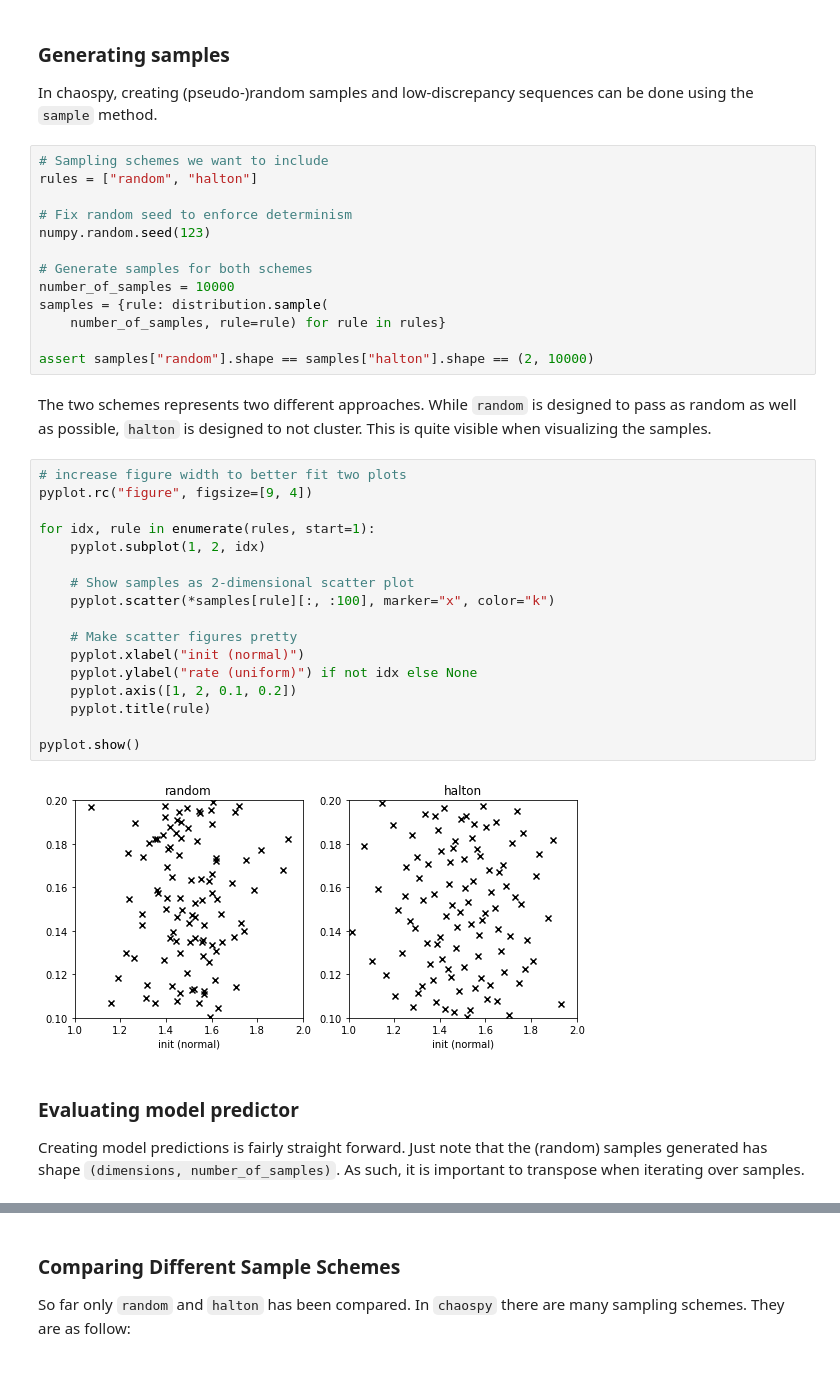
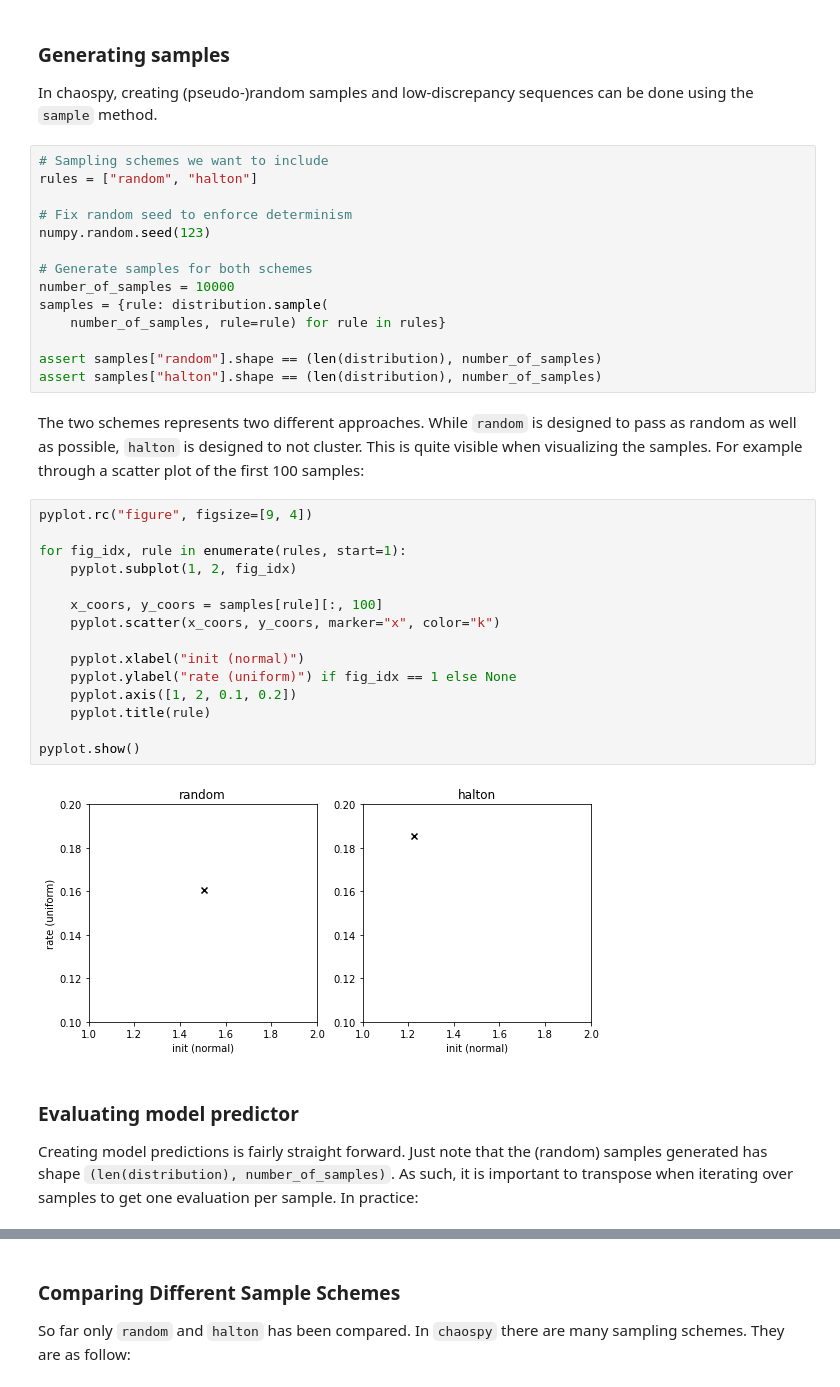
Before and after one commit to jonathf/chaospy, a Jupyter notebook: docs/tutorials/introduction/monte_carlo_integration.ipynb, the cells around one changed output, grey strips where cells are left out. Drawn from its saved outputs; the diff is of its cells as text.

```diff
--- a/docs/tutorials/introduction/monte_carlo_integration.ipynb
+++ b/docs/tutorials/introduction/monte_carlo_integration.ipynb
@@ -38,34 +38,35 @@ number_of_samples = 10000
 samples = {rule: distribution.sample(
     number_of_samples, rule=rule) for rule in rules}
 
-assert samples["random"].shape == samples["halton"].shape == (2, 10000)
+assert samples["random"].shape == (len(distribution), number_of_samples)
+assert samples["halton"].shape == (len(distribution), number_of_samples)
 # %% [markdown]
 The two schemes represents two different approaches.
 While ``random`` is designed to pass as random as well as possible, ``halton`` is designed to not cluster.
 This is quite visible when visualizing the samples.
+For example through a scatter plot of the first 100 samples:
 # %%
-# increase figure width to better fit two plots
 pyplot.rc("figure", figsize=[9, 4])
 
-for idx, rule in enumerate(rules, start=1):
-    pyplot.subplot(1, 2, idx)
+for fig_idx, rule in enumerate(rules, start=1):
+    pyplot.subplot(1, 2, fig_idx)
 
-    # Show samples as 2-dimensional scatter plot
-    pyplot.scatter(*samples[rule][:, :100], marker="x", color="k")
+    x_coors, y_coors = samples[rule][:, 100]
+    pyplot.scatter(x_coors, y_coors, marker="x", color="k")
 
-    # Make scatter figures pretty
     pyplot.xlabel("init (normal)")
-    pyplot.ylabel("rate (uniform)") if not idx else None
+    pyplot.ylabel("rate (uniform)") if fig_idx == 1 else None
     pyplot.axis([1, 2, 0.1, 0.2])
     pyplot.title(rule)
 
 pyplot.show()
 # %% [output]
-[figure, old version]
+[figure, new version]
 # %% [markdown]
 ### Evaluating model predictor
 
 Creating model predictions is fairly straight forward.
-Just note that the (random) samples generated has shape `(dimensions, number_of_samples)`.
-As such, it is important to transpose when iterating over samples.
+Just note that the (random) samples generated has shape `(len(distribution), number_of_samples)`.
+As such, it is important to transpose when iterating over samples to get one evaluation per sample.
+In practice:
 # %%
```
Also changed, not shown: parts of 14 cells of this notebook.
